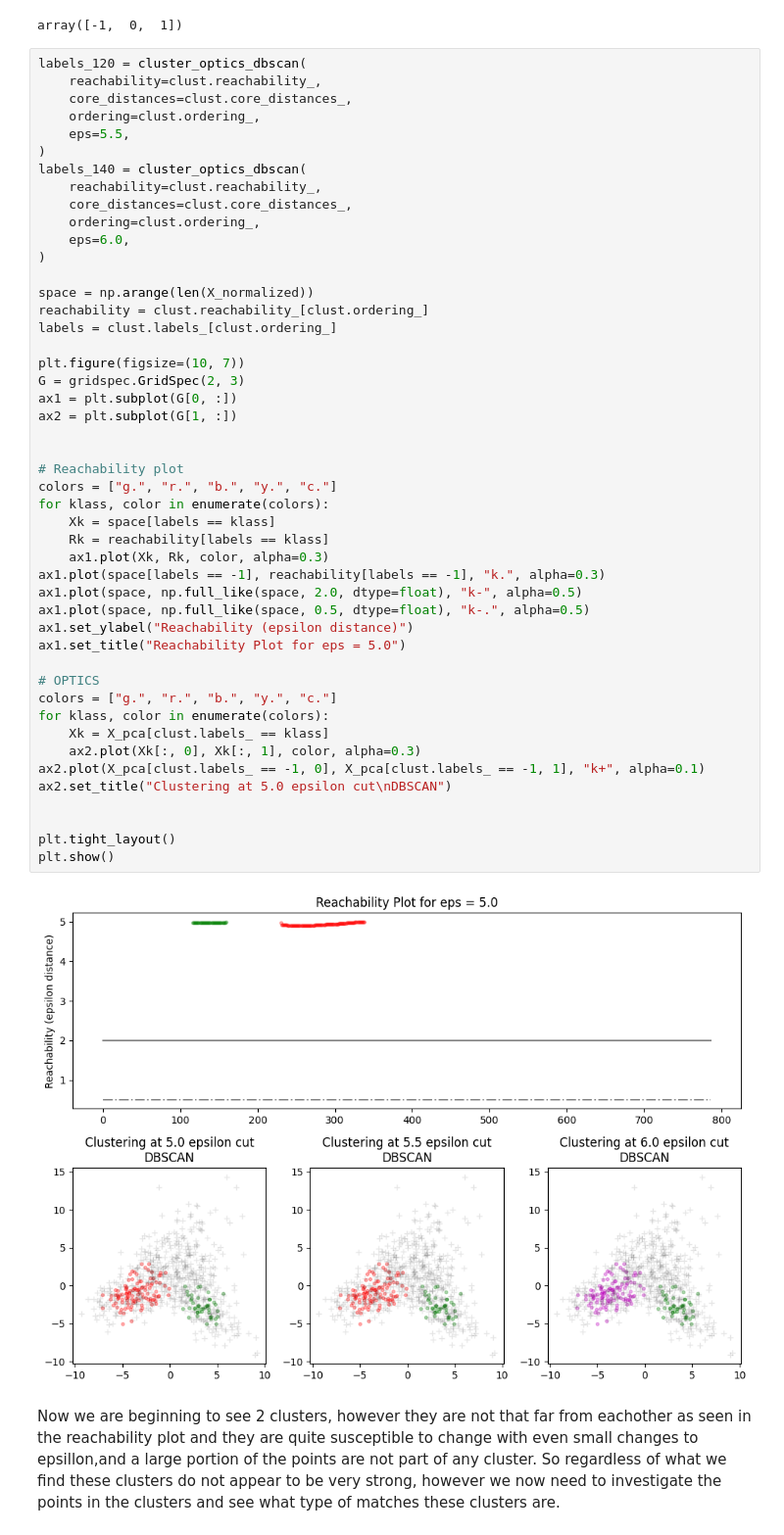
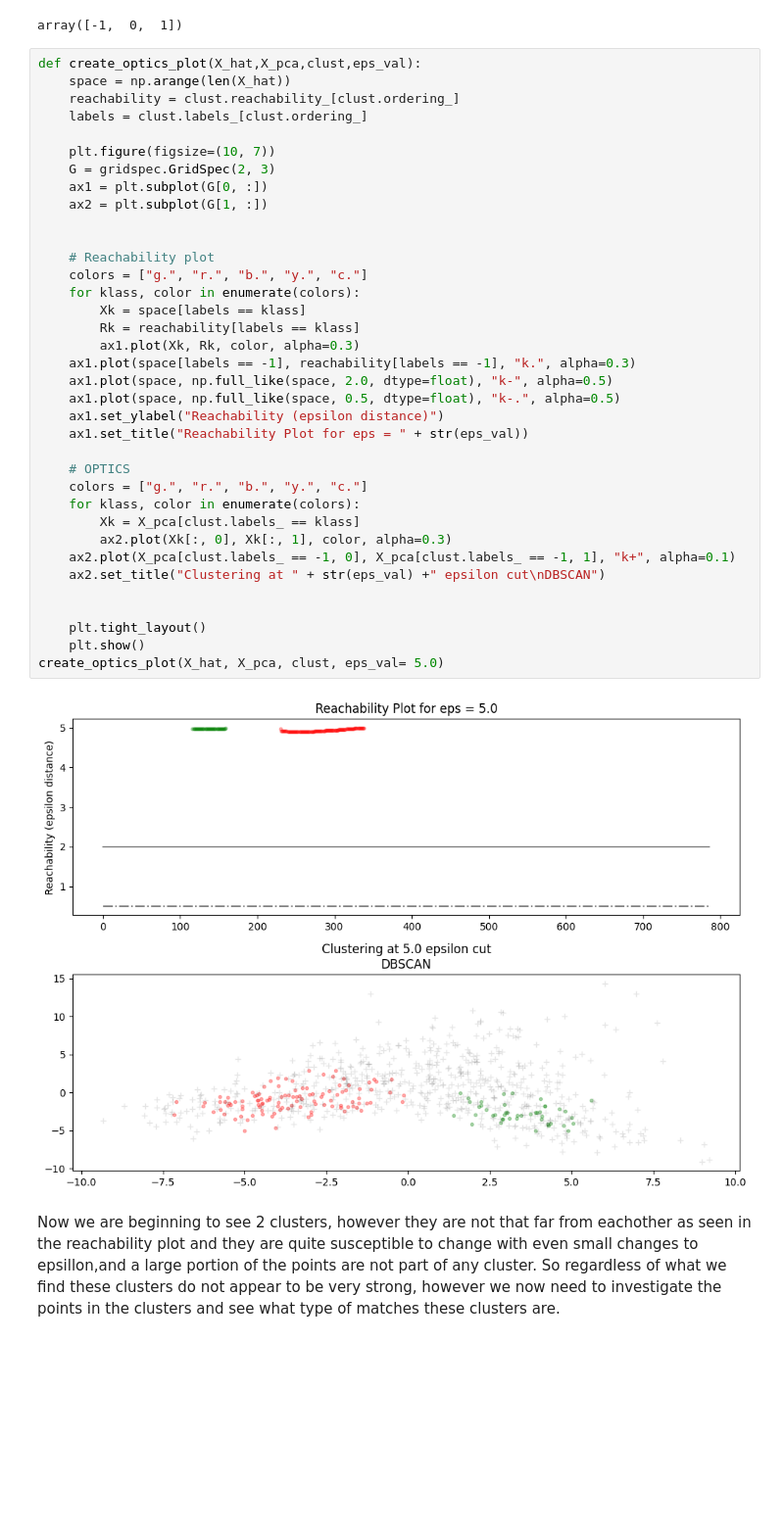
Before and after one commit to dwarfy35/Datamining_project, a Jupyter notebook: Daniel_project_notebook.ipynb, the cells around one changed output. Shown at 98% size. Drawn from its saved outputs; the diff is of its cells as text; blank space fills up the shorter version.

```diff
--- a/Daniel_project_notebook.ipynb
+++ b/Daniel_project_notebook.ipynb
@@ -341,54 +308,43 @@ np.unique(clust.labels_)
 # %% [output]
 array([-1,  0,  1])
 # %%
-labels_120 = cluster_optics_dbscan(
-    reachability=clust.reachability_,
-    core_distances=clust.core_distances_,
-    ordering=clust.ordering_,
-    eps=5.5,
-)
-labels_140 = cluster_optics_dbscan(
-    reachability=clust.reachability_,
-    core_distances=clust.core_distances_,
-    ordering=clust.ordering_,
-    eps=6.0,
-)
+def create_optics_plot(X_hat,X_pca,clust,eps_val):
+    space = np.arange(len(X_hat))
+    reachability = clust.reachability_[clust.ordering_]
+    labels = clust.labels_[clust.ordering_]
 
-space = np.arange(len(X_normalized))
-reachability = clust.reachability_[clust.ordering_]
-labels = clust.labels_[clust.ordering_]
-
-plt.figure(figsize=(10, 7))
-G = gridspec.GridSpec(2, 3)
-ax1 = plt.subplot(G[0, :])
-ax2 = plt.subplot(G[1, :])
+    plt.figure(figsize=(10, 7))
+    G = gridspec.GridSpec(2, 3)
+    ax1 = plt.subplot(G[0, :])
+    ax2 = plt.subplot(G[1, :])
 
 
-# Reachability plot
-colors = ["g.", "r.", "b.", "y.", "c."]
-for klass, color in enumerate(colors):
-    Xk = space[labels == klass]
-    Rk = reachability[labels == klass]
-    ax1.plot(Xk, Rk, color, alpha=0.3)
-ax1.plot(space[labels == -1], reachability[labels == -1], "k.", alpha=0.3)
-ax1.plot(space, np.full_like(space, 2.0, dtype=float), "k-", alpha=0.5)
-ax1.plot(space, np.full_like(space, 0.5, dtype=float), "k-.", alpha=0.5)
-ax1.set_ylabel("Reachability (epsilon distance)")
-ax1.set_title("Reachability Plot for eps = 5.0")
+    # Reachability plot
+    colors = ["g.", "r.", "b.", "y.", "c."]
+    for klass, color in enumerate(colors):
+        Xk = space[labels == klass]
+        Rk = reachability[labels == klass]
+        ax1.plot(Xk, Rk, color, alpha=0.3)
+    ax1.plot(space[labels == -1], reachability[labels == -1], "k.", alpha=0.3)
+    ax1.plot(space, np.full_like(space, 2.0, dtype=float), "k-", alpha=0.5)
+    ax1.plot(space, np.full_like(space, 0.5, dtype=float), "k-.", alpha=0.5)
+    ax1.set_ylabel("Reachability (epsilon distance)")
+    ax1.set_title("Reachability Plot for eps = " + str(eps_val))
 
-# OPTICS
-colors = ["g.", "r.", "b.", "y.", "c."]
-for klass, color in enumerate(colors):
-    Xk = X_pca[clust.labels_ == klass]
-    ax2.plot(Xk[:, 0], Xk[:, 1], color, alpha=0.3)
-ax2.plot(X_pca[clust.labels_ == -1, 0], X_pca[clust.labels_ == -1, 1], "k+", alpha=0.1)
-ax2.set_title("Clustering at 5.0 epsilon cut\nDBSCAN")
+    # OPTICS
+    colors = ["g.", "r.", "b.", "y.", "c."]
+    for klass, color in enumerate(colors):
+        Xk = X_pca[clust.labels_ == klass]
+        ax2.plot(Xk[:, 0], Xk[:, 1], color, alpha=0.3)
+    ax2.plot(X_pca[clust.labels_ == -1, 0], X_pca[clust.labels_ == -1, 1], "k+", alpha=0.1)
+    ax2.set_title("Clustering at " + str(eps_val) +" epsilon cut\nDBSCAN")
 
 
-plt.tight_layout()
-plt.show()
+    plt.tight_layout()
+    plt.show()
+create_optics_plot(X_hat, X_pca, clust, eps_val= 5.0)
 # %% [output]
-[figure, old version]
+[figure, new version]
 # %% [markdown]
 Now we are beginning to see 2 clusters, however they are not that far from eachother as seen in the reachability plot and they are quite susceptible to change with even small changes to epsillon,and a large portion of the points are not part of any cluster. So regardless of what we find these clusters do not appear to be very strong, however we now need to investigate the points in the clusters and see what type of matches these clusters are.
 # %%
```
Also changed, not shown: parts of 28 cells of this notebook.
